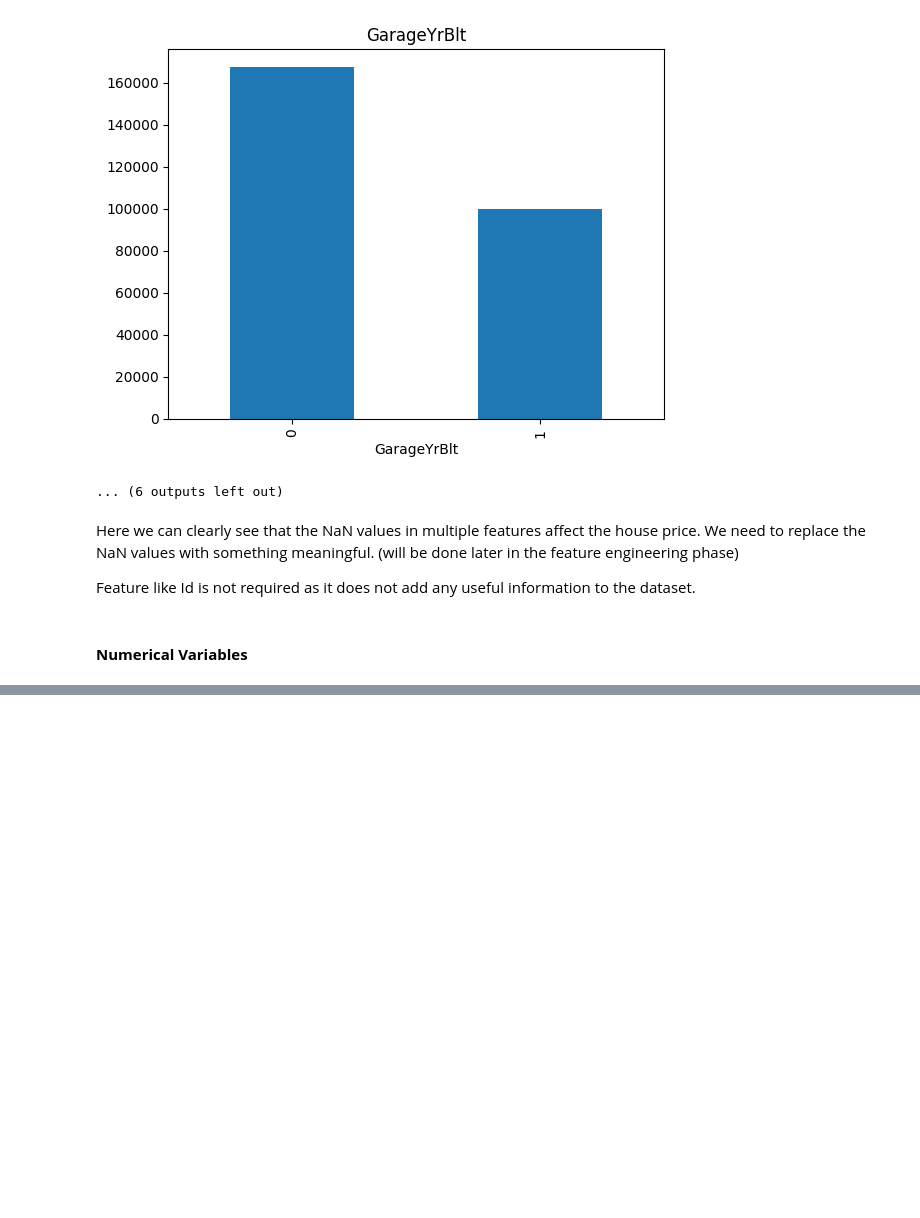
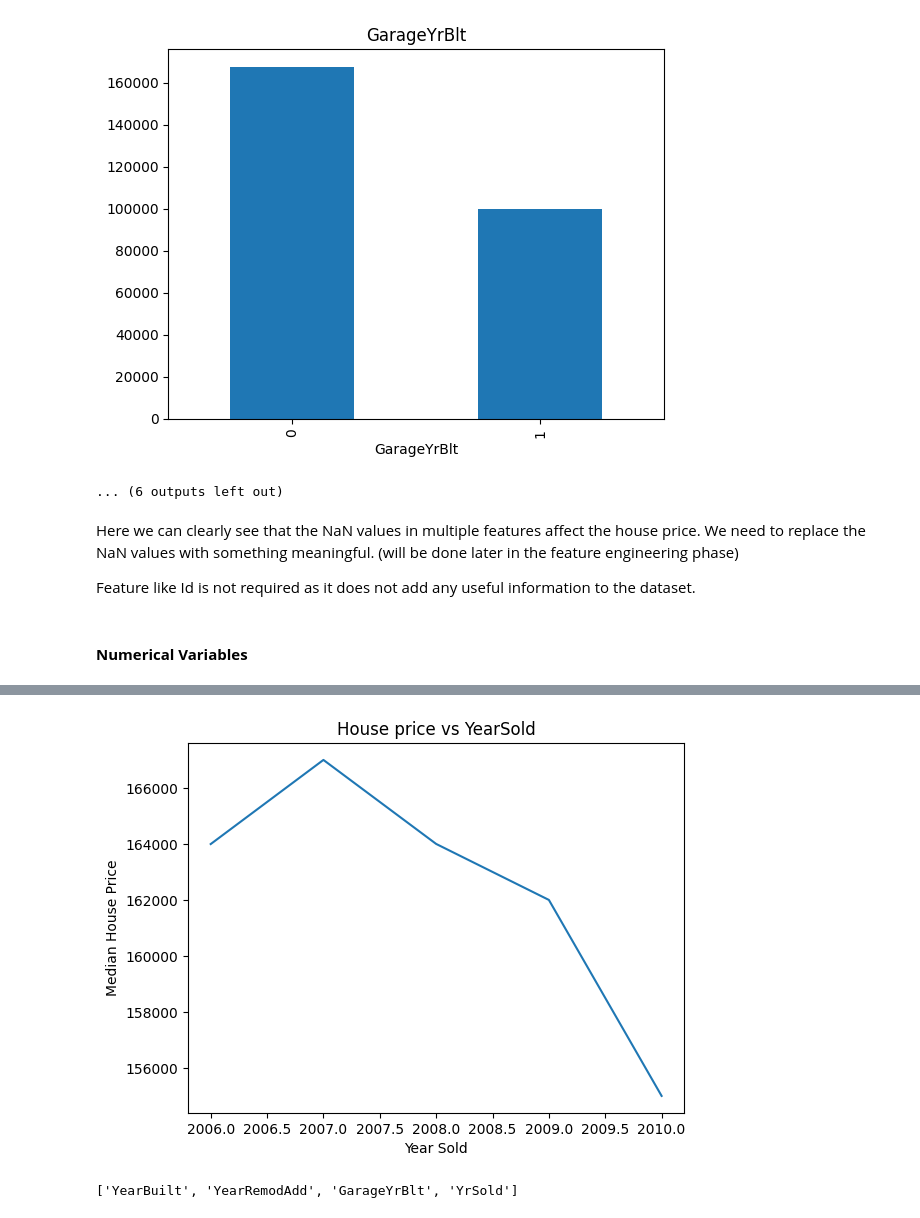
Before and after one commit to Prithvi2310/Advanced-House-Price-Prediction, a Jupyter notebook: main.ipynb, the cells around one changed output, grey strips where cells are left out. Cells and saved outputs as stored; diff of their text form; code cells hidden in the pictures; blank space fills up the shorter version.

Commit message:
Plotted graphs for sale price vs every temporal feature

```diff
--- a/main.ipynb
+++ b/main.ipynb
@@ -105,0 +158,14 @@ Feature like Id is not required as it does not add any useful information to the
+# %%
+# Analysing the temporal data
+# We will check if there is a realtionship between the year in which the house is sold and the price of the house accordingly
+dataset.groupby('YrSold')['SalePrice'].median().plot()
+plt.xlabel('Year Sold')
+plt.ylabel('Median House Price')
+plt.title('House price vs YearSold')
+plt.show()
+# %% [output]
+[figure, added]
+# %%
+year_features
+# %% [output]
+['YearBuilt', 'YearRemodAdd', 'GarageYrBlt', 'YrSold']
```
Also changed, not shown: parts of 7 cells of this notebook.
